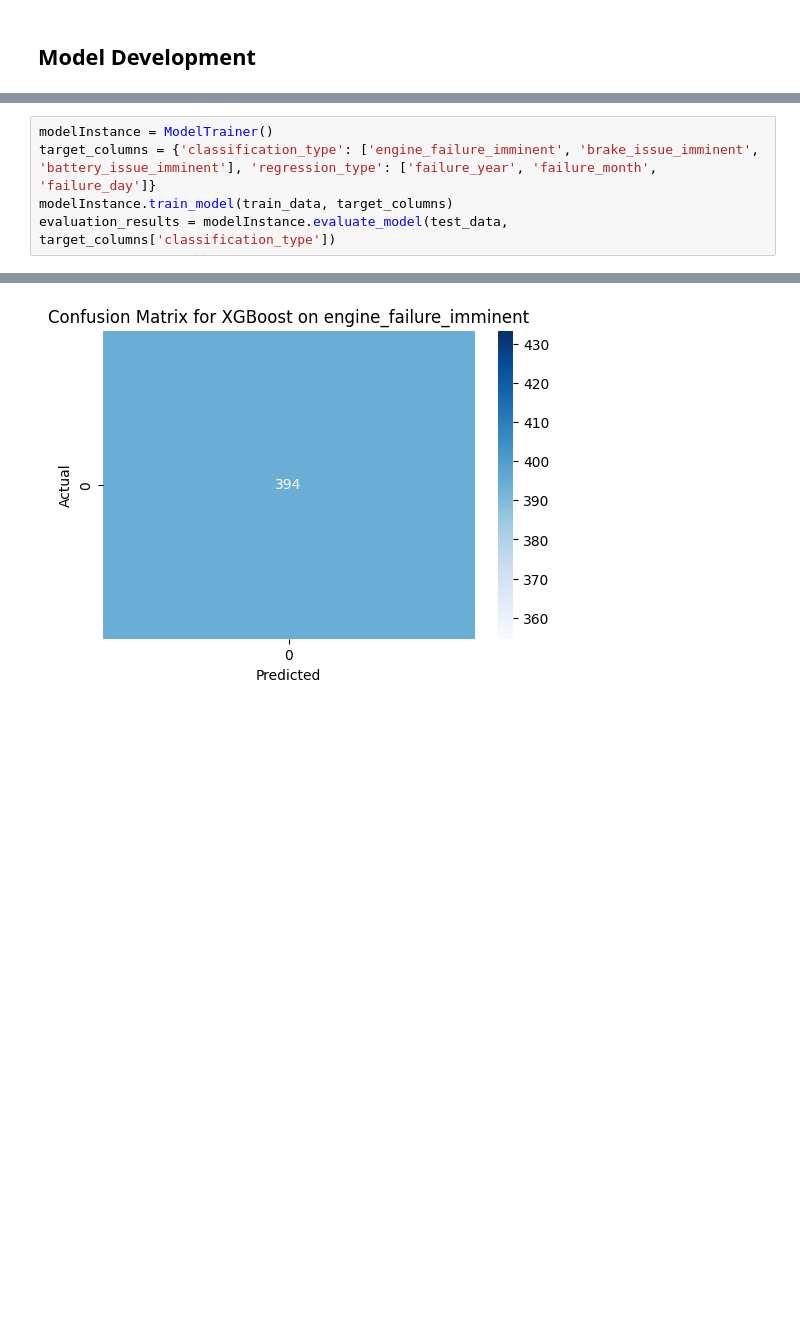
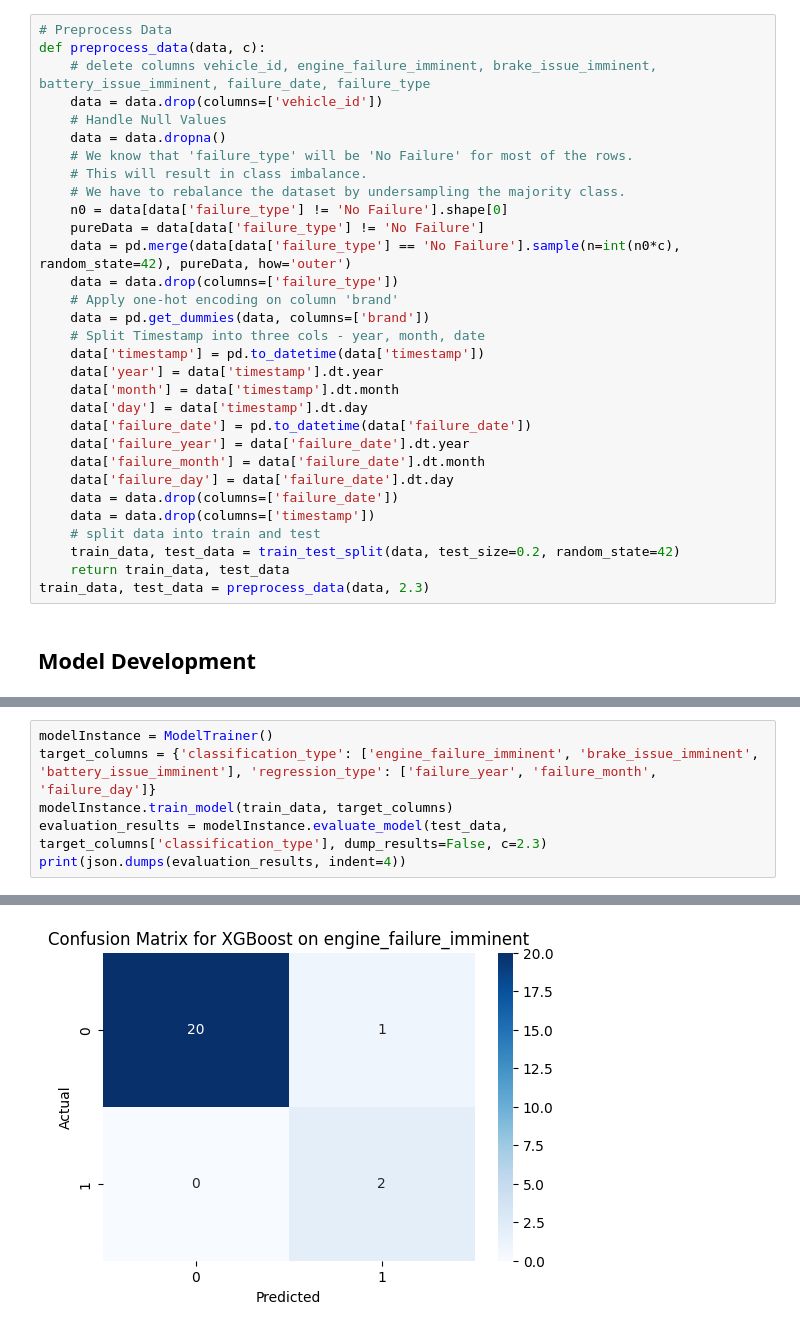
Before and after one commit to ProjectMayhemAutomotive/DataLayer, a Jupyter notebook: models/v1/Experiment1.ipynb, the cells around one changed output, grey strips where cells are left out. Drawn from its saved outputs; the diff is of its cells as text; blank space fills up the shorter version.

Commit message:
Server Setup and Classification Models Complete

```diff
--- a/models/v1/Experiment1.ipynb
+++ b/models/v1/Experiment1.ipynb
@@ -59,3 +41,34 @@ plot_data_distribution(train_data)
+# %%
+# Preprocess Data
+def preprocess_data(data, c):
+    # delete columns vehicle_id, engine_failure_imminent, brake_issue_imminent, battery_issue_imminent, failure_date, failure_type
+    data = data.drop(columns=['vehicle_id'])
+    # Handle Null Values
+    data = data.dropna()
+    # We know that 'failure_type' will be 'No Failure' for most of the rows.
+    # This will result in class imbalance.
+    # We have to rebalance the dataset by undersampling the majority class.
+    n0 = data[data['failure_type'] != 'No Failure'].shape[0]
+    pureData = data[data['failure_type'] != 'No Failure']
+    data = pd.merge(data[data['failure_type'] == 'No Failure'].sample(n=int(n0*c), random_state=42), pureData, how='outer')
+    data = data.drop(columns=['failure_type'])
+    # Apply one-hot encoding on column 'brand'
+    data = pd.get_dummies(data, columns=['brand'])
+    # Split Timestamp into three cols - year, month, date
+    data['timestamp'] = pd.to_datetime(data['timestamp'])
+    data['year'] = data['timestamp'].dt.year
+    data['month'] = data['timestamp'].dt.month
+    data['day'] = data['timestamp'].dt.day
+    data['failure_date'] = pd.to_datetime(data['failure_date'])
+    data['failure_year'] = data['failure_date'].dt.year
+    data['failure_month'] = data['failure_date'].dt.month
+    data['failure_day'] = data['failure_date'].dt.day
+    data = data.drop(columns=['failure_date'])
+    data = data.drop(columns=['timestamp'])
+    # split data into train and test
+    train_data, test_data = train_test_split(data, test_size=0.2, random_state=42)
+    return train_data, test_data
+train_data, test_data = preprocess_data(data, 2.3)
 # %% [markdown]
 ## Model Development
 # %%
@@ -144,5 +186,6 @@ class ModelTrainer:
 modelInstance = ModelTrainer()
 target_columns = {'classification_type': ['engine_failure_imminent', 'brake_issue_imminent', 'battery_issue_imminent'], 'regression_type': ['failure_year', 'failure_month', 'failure_day']}
 modelInstance.train_model(train_data, target_columns)
-evaluation_results = modelInstance.evaluate_model(test_data, target_columns['classification_type'])
+evaluation_results = modelInstance.evaluate_model(test_data, target_columns['classification_type'], dump_results=False, c=2.3)
+print(json.dumps(evaluation_results, indent=4))
 # %% [output]
@@ -173 +262 @@ f1_score: 0.0000
-[figure, old version]
+[figure, new version]
```
Also changed, not shown: parts of 8 cells of this notebook, 7 other files.
